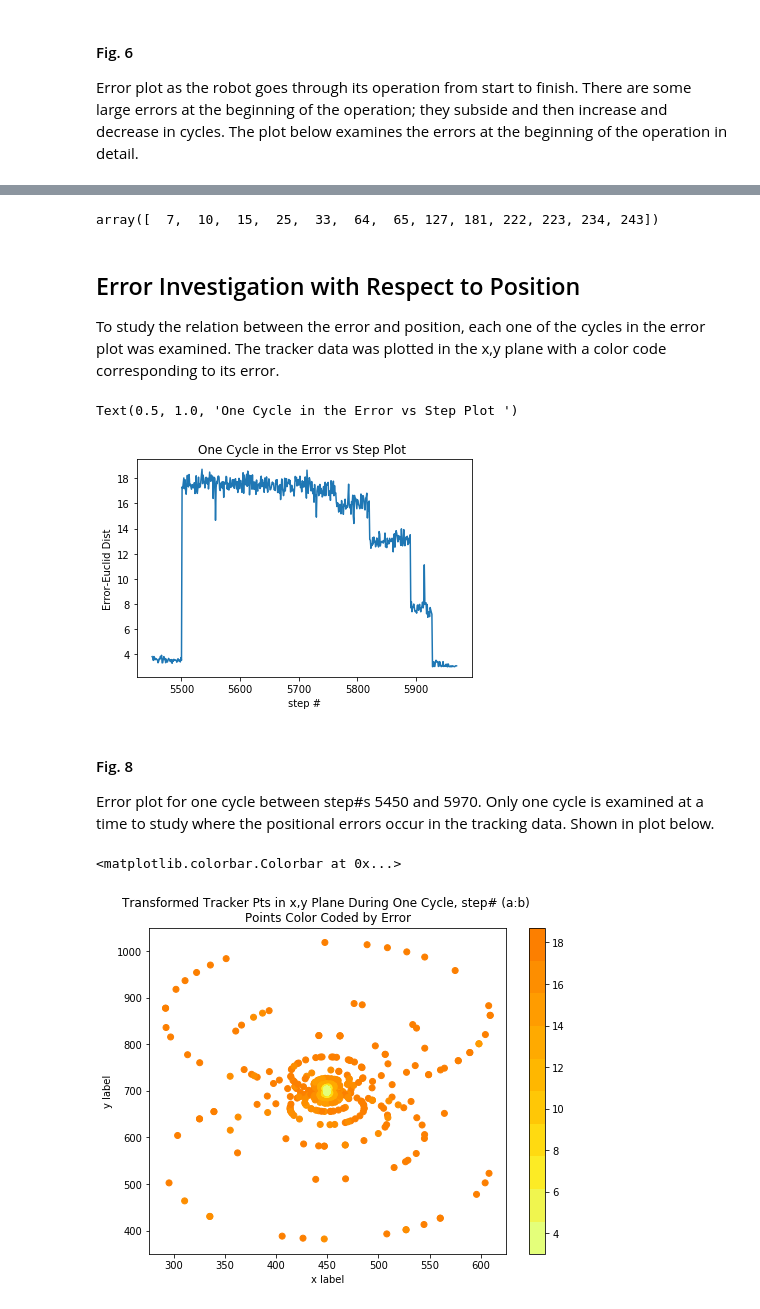
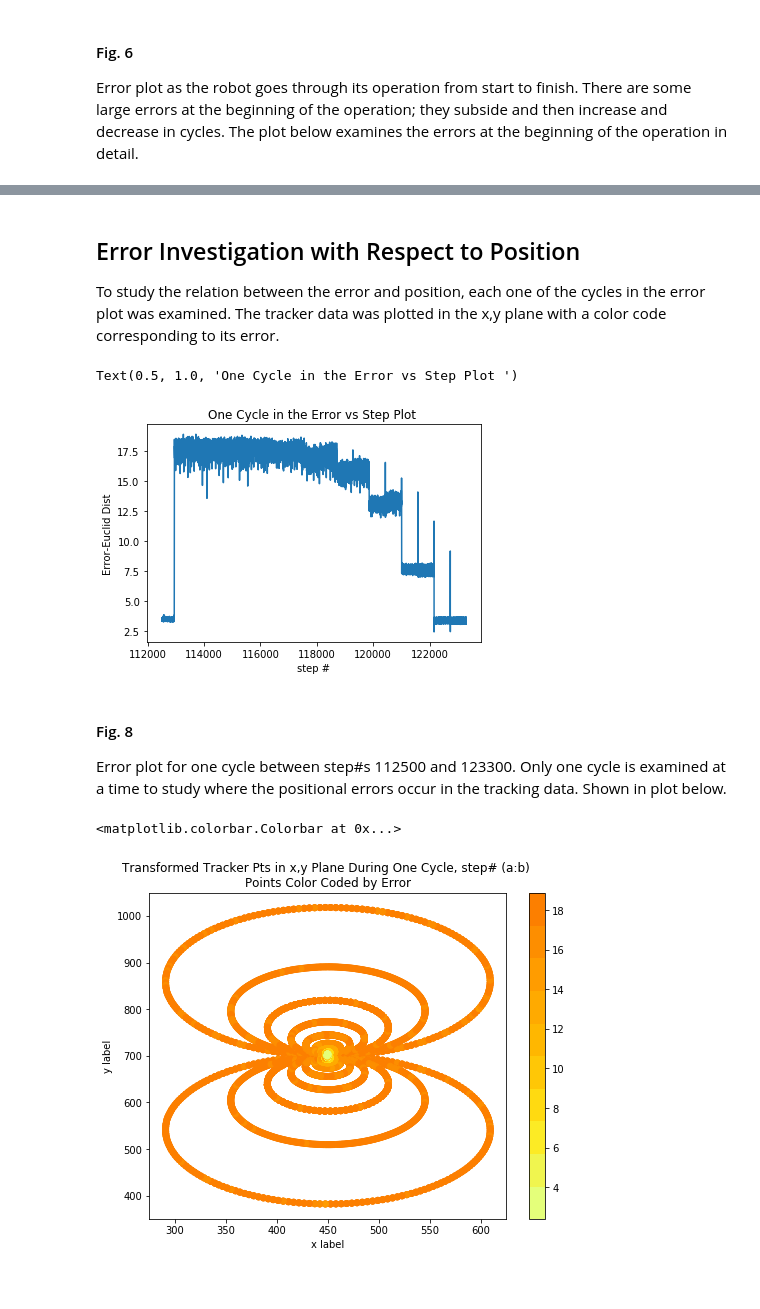
Before and after one commit to steve303/kuka_path_soln, a Jupyter notebook: path_soln.ipynb, the cells around one changed output, grey strips where cells are left out. Saved outputs shown, nothing was run; the diff lists cells and outputs as text; code cells hidden in the pictures.

```diff
--- a/path_soln.ipynb
+++ b/path_soln.ipynb
@@ -278,0 +220,4 @@ synched_mat.shape
+# %%
+#path data set whose index matches the track_i dataframe, note the times match between the data frames
+path_i = path.iloc[index_i][pth_cols]  #we want to use iloc to match index_i
+path_i.head(3)
@@ -317,9 +274,9 @@ def get_transformed_matrix(rot, offset, untrans):
     return output
 # %%
 #Transform the tracker data
-calibration_index = 230  #corresponds to end of reference points during calibration tracker step# = 18500 see cell# x above
-ref_points = synched_mat[ : , 1:4].copy()
-untrans_points = synched_mat[ : , 6:9].copy()
+calibration_index = 4900  #corresponds to end of reference points during calibration tracker
+ref_points = np.array(path_i)[:,0:3]
+untrans_points = np.array(track_i)[:,0:3]
 rot, offset = get_rot_offset(ref_points, untrans_points, calibration_index)
 track_transformed = get_transformed_matrix(rot, offset, untrans_points)
 # %%
@@ -341,9 +298,8 @@ Tracker data after transformation, points line up well with the path's coordinat
 # %% [markdown]
 ## Calculate the Error (Euclid Dist)
 # %%
-#err_xy = np.sqrt(np.sum(np.power(track_transformed[:,0:2] - synched_mat[:, 1:3], 2), axis=1))
-#err_xyz_abs = np.sum(np.abs(track_transformed[:,0:3] - synched_mat[:, 1:4]), axis=1)
-err_xyz = np.sqrt(np.sum(np.power(track_transformed[:,0:3] - synched_mat[:, 1:4], 2), axis=1))
+#err_xy = np.sqrt(np.sum(np.power(track_transformed[:,0:2] - ref_points[:, 0:2], 2), axis=1))
+err_xyz = np.sqrt(np.sum(np.power(track_transformed[:,0:3] - ref_points[:, 0:3], 2), axis=1))
 # %%
 %matplotlib inline
 plt.plot(np.arange(len(err_xyz)), err_xyz)
@@ -371,16 +327,14 @@ Error plot during the start of the operation. There are elevated errors during c
 # %%
 #points where error is greater than 5
-np.arange(250)[err_xyz[:250] > 5]
+#np.arange(5000)[err_xyz[:5000] > 5]
-# %% [output]
-array([  7,  10,  15,  25,  33,  64,  65, 127, 181, 222, 223, 234, 243])
 # %% [markdown]
 ## Error Investigation with Respect to Position
 To study the relation between the error and position, each one of the cycles in the error plot was examined. The tracker data was plotted in the x,y plane with a color code corresponding to its error.
 # %%
 %matplotlib inline
 #plt.plot(err_xy)
-start = 5450
-stop = 5970 #len(err_xyz)
+start = 112500
+stop = 123300 #len(err_xyz)
 #plt.scatter(np.arange(len(err_xyz))[start:stop], err_xyz[start:stop], s=1 )
 plt.plot(np.arange(len(err_xyz))[start:stop], err_xyz[start:stop] )
 plt.xlabel('step #')
@@ -388,23 +342,22 @@ plt.ylabel('Error-Euclid Dist')
 plt.title("One Cycle in the Error vs Step Plot ")
 # %% [output]
 Text(0.5, 1.0, 'One Cycle in the Error vs Step Plot ')
-[figure, old version]
+[figure, new version]
 # %% [markdown]
 #### Fig. 8
-Error plot for one cycle between step#s 5450 and 5970. Only one cycle is examined at a time to study where the positional errors occur in the tracking data.  Shown in plot below.
+Error plot for one cycle between step#s 112500 and 123300. Only one cycle is examined at a time to study where the positional errors occur in the tracking data.  Shown in plot below.
 # %%
 %matplotlib inline
-start = 5450
-num_pts = 5970
+
 plt.figure(figsize=(8, 6))
-plt.scatter(track_transformed[start:num_pts, 0], track_transformed[start:num_pts, 1],
-             c=err_xyz[start:num_pts], cmap=plt.get_cmap('Wistia', 10), label='Transformed Trkr Pts')
+plt.scatter(track_transformed[start:stop, 0], track_transformed[start:stop, 1],
+             c=err_xyz[start:stop], cmap=plt.get_cmap('Wistia', 10), label='Transformed Trkr Pts')
 plt.xlabel('x label')
 plt.ylabel('y label')
 plt.title("Transformed Tracker Pts in x,y Plane During One Cycle, step# (a:b) \nPoints Color Coded by Error")
 plt.colorbar()
 # %% [output]
 <matplotlib.colorbar.Colorbar at 0x...>
-[figure, old version]
+[figure, new version]
 # %% [markdown]
 #### Fig. 9
```
Also changed, not shown: parts of 33 cells of this notebook.
